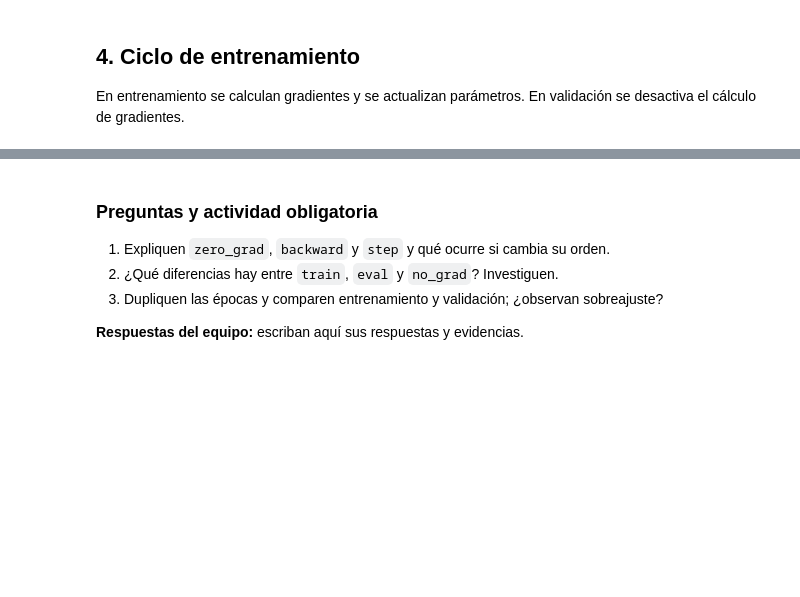
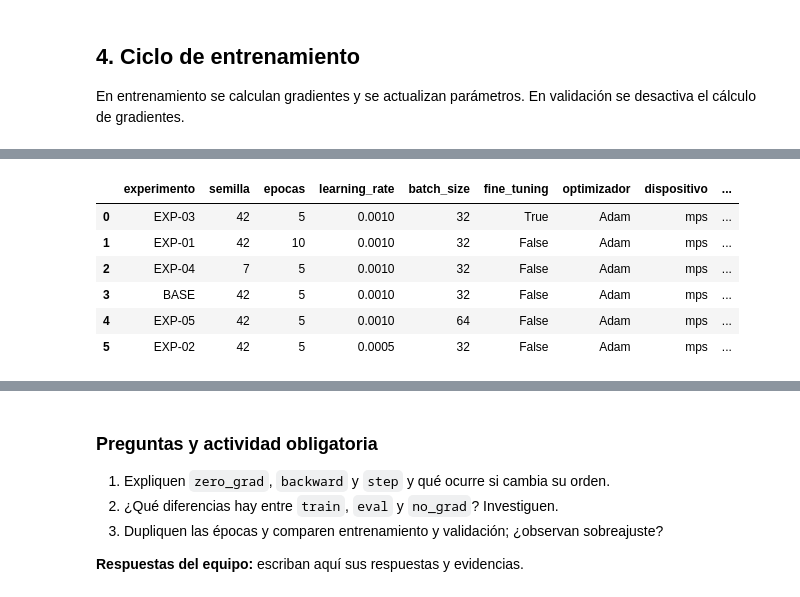
Before and after one commit to Chrusthoper/clasificacion-flores-resnet18, a Jupyter notebook: 05_flores_experimentos.ipynb, the cells around one changed output, grey strips where cells are left out. Drawn from its saved outputs; the diff is of its cells as text; code cells hidden in the pictures; blank space fills up the shorter version.

```diff
--- a/05_flores_experimentos.ipynb
+++ b/05_flores_experimentos.ipynb
@@ -116,0 +624,29 @@ for epoca in range(epocas):  # Repite el entrenamiento el número de épocas ele
+# %%
+resultados = pd.DataFrame([
+    resultado_base,
+    resultado_exp01,
+    resultado_exp02,
+    resultado_exp03,
+    resultado_exp04,
+    resultado_exp05
+])
+
+resultados = resultados.sort_values(
+    by=["mejor_val_acc", "mejor_val_loss"],
+    ascending=[False, True]
+).reset_index(drop=True)
+
+resultados.to_csv(
+    "resultados/comparacion_experimentos.csv",
+    index=False
+)
+
+display(resultados)
+# %% [output]
+|  | experimento | semilla | epocas | learning_rate | batch_size | fine_tuning | optimizador | dispositivo | ... |
+| 0 | EXP-03 | 42 | 5 | 0.0010 | 32 | True | Adam | mps | ... |
+| 1 | EXP-01 | 42 | 10 | 0.0010 | 32 | False | Adam | mps | ... |
+| 2 | EXP-04 | 7 | 5 | 0.0010 | 32 | False | Adam | mps | ... |
+| 3 | BASE | 42 | 5 | 0.0010 | 32 | False | Adam | mps | ... |
+| 4 | EXP-05 | 42 | 5 | 0.0010 | 64 | False | Adam | mps | ... |
+| 5 | EXP-02 | 42 | 5 | 0.0005 | 32 | False | Adam | mps | ... |
```
Also changed, not shown: parts of 30 cells of this notebook, 18 other files.
